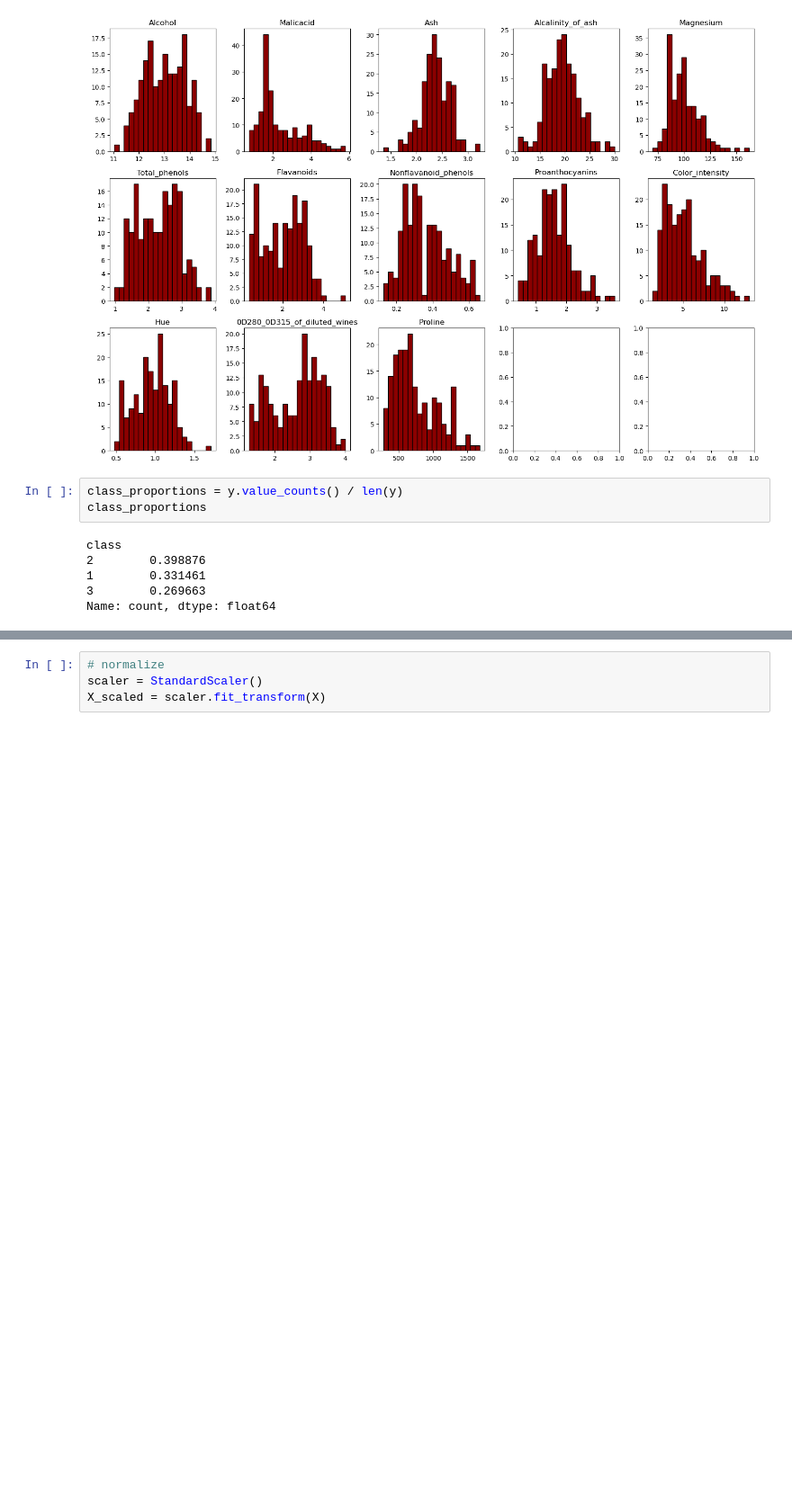
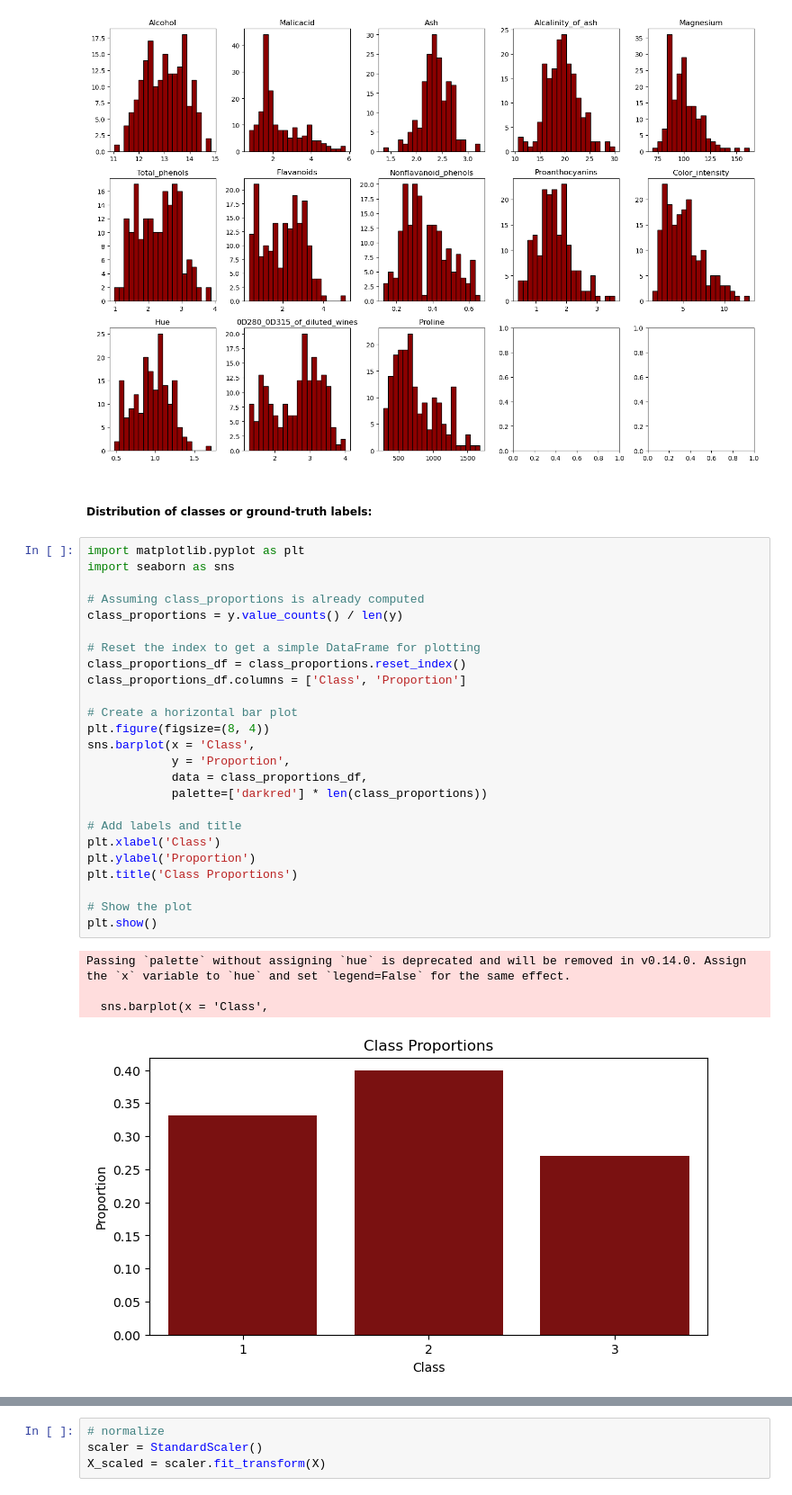
Before and after one commit to FleaBusyBeeBergs/dtsa5510-wine-clustering, a Jupyter notebook: wine-clustering.ipynb, the cells around one changed output, grey strips where cells are left out. Shown at 90% size. Saved outputs shown, nothing was run; the diff lists cells and outputs as text; blank space fills up the shorter version.

```diff
--- a/wine-clustering.ipynb
+++ b/wine-clustering.ipynb
@@ -123,13 +123,36 @@ plt.tight_layout()
 plt.show()
 # %% [output]
 [figure]
+# %% [markdown]
+##### Distribution of classes or ground-truth labels:
 # %%
+import matplotlib.pyplot as plt
+import seaborn as sns
+
+# Assuming class_proportions is already computed
 class_proportions = y.value_counts() / len(y)
-class_proportions
+
+# Reset the index to get a simple DataFrame for plotting
+class_proportions_df = class_proportions.reset_index()
+class_proportions_df.columns = ['Class', 'Proportion']
+
+# Create a horizontal bar plot
+plt.figure(figsize=(8, 4))
+sns.barplot(x = 'Class',
+            y = 'Proportion',
+            data = class_proportions_df,
+            palette=['darkred'] * len(class_proportions))
+
+# Add labels and title
+plt.xlabel('Class')
+plt.ylabel('Proportion')
+plt.title('Class Proportions')
+
+# Show the plot
+plt.show()
 # %% [output]
-class
-2        0.398876
-1        0.331461
-3        0.269663
-Name: count, dtype: float64
+Passing `palette` without assigning `hue` is deprecated and will be removed in v0.14.0. Assign the `x` variable to `hue` and set `legend=False` for the same effect.
+
+  sns.barplot(x = 'Class',
+[figure, added]
 # %% [markdown]
```
Also changed, not shown: parts of 2 cells of this notebook.
